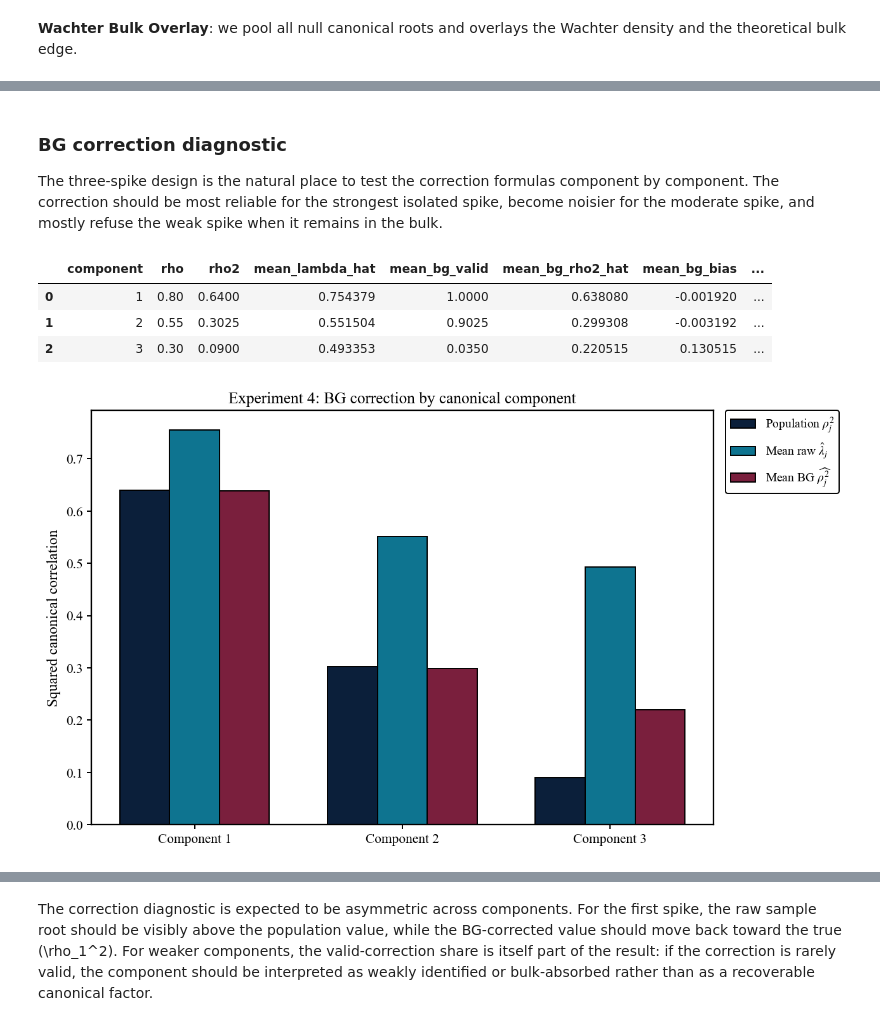
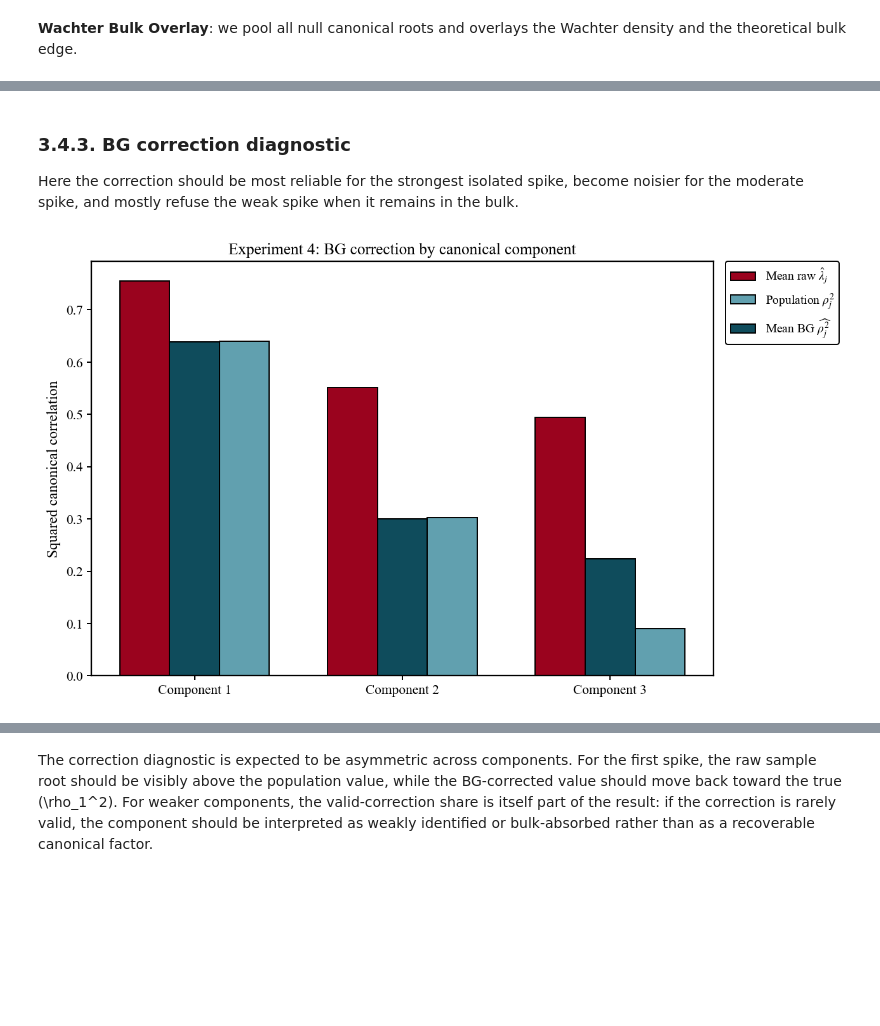
Before and after one commit to albats/hdcca_thesis, a Jupyter notebook: Simulations/simulations.ipynb, the cells around one changed output, grey strips where cells are left out. Drawn from its saved outputs; the diff is of its cells as text; code cells hidden in the pictures; blank space fills up the shorter version.

```diff
--- a/Simulations/simulations.ipynb
+++ b/Simulations/simulations.ipynb
@@ -80,11 +80,15 @@ pd.set_option("display.width", 160)
 THESIS_COLORS = {
     "navy": "#0B1F3A",
     "blue": "#1D4E89",
-    "teal": "#0E7490",
+    "darkteal": "#0F4C5C",
+    "teal": "#61A0AF",
     "green": "#2F6B3B",
-    "burgundy": "#7A1F3D",
+    "red": "#9A031E",
     "gold": "#A06A00",
     "charcoal": "#111111",
+    "grey": "#555555",
+    "orange": "#FB8B24",
+    "autumn": "#E36414",
 }
 
 mpl.rcParams.update({
@@ -1385,7 +1681,7 @@ component_summary
 # %% [markdown]
-### **BG correction diagnostic**
+### 3.4.3. **BG correction diagnostic**
 
-The three-spike design is the natural place to test the correction formulas component by component. The correction should be most reliable for the strongest isolated spike, become noisier for the moderate spike, and mostly refuse the weak spike when it remains in the bulk.
+Here the correction should be most reliable for the strongest isolated spike, become noisier for the moderate spike, and mostly refuse the weak spike when it remains in the bulk.
 # %%
 exp4_correction_summary = component_summary[[
     "component",
@@ -1399,9 +1695,3 @@ exp4_correction_summary = component_summary[[
     "mean_bg_pred_angle_x",
     "mean_sqcos_x",
 ]].copy()
-exp4_correction_summary
-# %% [output]
-|  | component | rho | rho2 | mean_lambda_hat | mean_bg_valid | mean_bg_rho2_hat | mean_bg_bias | ... |
-| 0 | 1 | 0.80 | 0.6400 | 0.754379 | 1.0000 | 0.638080 | -0.001920 | ... |
-| 1 | 2 | 0.55 | 0.3025 | 0.551504 | 0.9025 | 0.299308 | -0.003192 | ... |
-| 2 | 3 | 0.30 | 0.0900 | 0.493353 | 0.0350 | 0.220515 | 0.130515 | ... |
@@ -1408,18 +1712,25 @@ exp4_correction_summary
 # %%
 fig, ax = thesis_figure(figsize=(9, 5.2))
 x = np.arange(len(exp4_correction_summary))
 width = 0.24
-ax.bar(x - width, exp4_correction_summary["rho2"], width=width, color=THESIS_COLORS["navy"], edgecolor="black", label=r"Population $\rho_j^2$")
-ax.bar(x, exp4_correction_summary["mean_lambda_hat"], width=width, color=THESIS_COLORS["teal"], edgecolor="black", label=r"Mean raw $\hat{\lambda}_j$")
-ax.bar(x + width, exp4_correction_summary["mean_bg_rho2_hat"], width=width, color=THESIS_COLORS["burgundy"], edgecolor="black", label=r"Mean BG $\widehat{\rho_j^2}$")
+ax.bar(x - width, exp4_correction_summary["mean_lambda_hat"], width=width,
+       color=THESIS_COLORS["red"], edgecolor="black", label=r"Mean raw $\hat{\lambda}_j$")
+ax.bar(x + width, exp4_correction_summary["rho2"], width=width,
+       color=THESIS_COLORS["teal"], edgecolor="black", label=r"Population $\rho_j^2$")
+ax.bar(x, exp4_correction_summary["mean_bg_rho2_hat"], width=width,
+       color=THESIS_COLORS["darkteal"], edgecolor="black", label=r"Mean BG $\widehat{\rho_j^2}$")
 ax.set_xticks(x)
 ax.set_xticklabels([f"Component {j}" for j in exp4_correction_summary["component"]])
 ax.set_ylabel("Squared canonical correlation")
 ax.set_title("Experiment 4: BG correction by canonical component")
 style_axes(ax)
 outside_legend(ax)
 plt.show()
+
+# export
+export_figure(fig, "mc_exp4_bg_component_correction")
+plt.close(fig)
 # %% [output]
-[figure, old version]
+[figure, new version]
 # %%
 fig, ax = thesis_figure(figsize=(9, 5.2))
```
Also changed, not shown: parts of 133 cells of this notebook, 17 other files.
